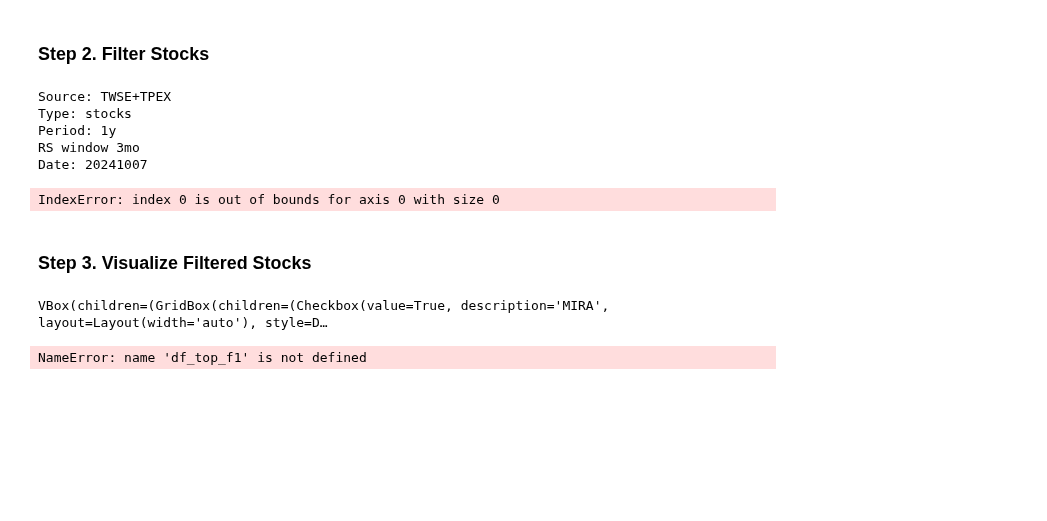
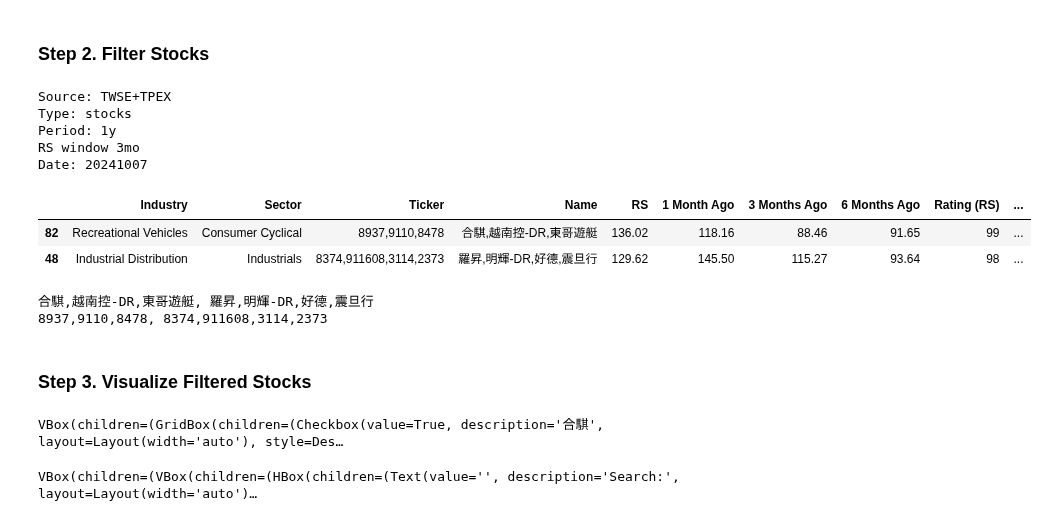
Before and after one commit to yorkjong/stock-reports, a Jupyter notebook: notebooks/ibd_reports.ipynb, the cells around one changed output. Saved outputs shown, nothing was run; the diff lists cells and outputs as text; code cells hidden in the pictures; blank space fills up the shorter version.

```diff
--- a/notebooks/ibd_reports.ipynb
+++ b/notebooks/ibd_reports.ipynb
@@ -542,9 +542,9 @@ print_column(df_top_f3, 'Name')
 print_column(df_top_f3, 'Ticker')
 # %%
 # @title Filter 4. Groupby "Industry" {"run":"auto"}
-cond0 = "(df['RS'] > 0)" # @param ["(df['RS'] > 0)"]
+cond0 = "(df['RS'] > 100)" # @param ["(df['RS'] > 100)"]
 cond1 = "& (df['Rating (RS)'] > 95)" # @param ["& (df['Rating (RS)'] > 95)", "& (df['Rating (RS)'] > 90)", "& (df['Rating (RS)'] > 85)", "& (df['Rating (RS)'] > 80)", ""]
-num_items = 1 # @param [1, 2, 3, 4, 5] {"type":"raw"}
+num_items = 2 # @param [1, 2, 3, 4, 5] {"type":"raw"}
 
 NUM_CONDS = 2
 
@@ -557,35 +557,39 @@ date = date.replace('.csv', '')
 print(f"Source: {source}\nType: {kind}\nPeriod: {period}\nRS window {rs_win}\nDate: {date}")
 
 stock_df = github.download_csv(selected_file)
 
 # Filter out rows with NaN in the 'Ticker' column
-stock_df = stock_df[stock_df['Ticker'].notna()]
+#stock_df = stock_df[stock_df['Ticker'].notna()]
 
 rs_columns = ['RS',
               '1 Month Ago', '3 Months Ago', '6 Months Ago']
 if 'Name' in stock_df.columns:
     columns = ['Sector', 'Ticker', 'Name'] + rs_columns
 else:
     columns = ['Sector', 'Ticker'] + rs_columns
 df = groupby_industry(stock_df, columns, key='RS')
 
 df = df.sort_values(by='RS', ascending=False)
 df = append_ratings(df, rs_columns)
 
 cond = eval('+'.join([f"cond{i}" for i in range(NUM_CONDS)]))
 df = df[eval(cond)]
 df_top_f4 = df.head(num_items)
 display(df_top_f4)
 
 print_column(df_top_f4, 'Name')
 print_column(df_top_f4, 'Ticker')
 # %% [output]
 Source: TWSE+TPEX
 Type: stocks
 Period: 1y
 RS window 3mo
 Date: 20241007
+|  | Industry | Sector | Ticker | Name | RS | 1 Month Ago | 3 Months Ago | 6 Months Ago | Rating (RS) | ... |
+| 82 | Recreational Vehicles | Consumer Cyclical | 8937,9110,8478 | 合騏,越南控-DR,東哥遊艇 | 136.02 | 118.16 | 88.46 | 91.65 | 99 | ... |
+| 48 | Industrial Distribution | Industrials | 8374,911608,3114,2373 | 羅昇,明輝-DR,好德,震旦行 | 129.62 | 145.50 | 115.27 | 93.64 | 98 | ... |
-IndexError: index 0 is out of bounds for axis 0 with size 0
+合騏,越南控-DR,東哥遊艇, 羅昇,明輝-DR,好德,震旦行
+8937,9110,8478, 8374,911608,3114,2373
 # %% [markdown]
 ### Step 3. Visualize Filtered Stocks
 # %%
@@ -602,10 +606,10 @@ MAX_STOCK_SELECTION = 10
 N_COLS = 8  # the number of columns of the grid layout for checkboxes
 
 symbols = {
-    'Filter 1. Sorting': lambda x=df_top_f1: tickers_from_df(x),
-    'Filter 2. Increasing RS': lambda x=df_top_f2: tickers_from_df(x),
-    'Filter 3. RS Breakout': lambda x=df_top_f3: tickers_from_df(x),
-    'Filter 4. Groupby Industry': lambda x=df_top_f4: tickers_from_df(x),
+    'Filter 1. Sorting': lambda: tickers_from_df(df_top_f1),
+    'Filter 2. Increasing RS': lambda: tickers_from_df(df_top_f2),
+    'Filter 3. RS Breakout': lambda: tickers_from_df(df_top_f3),
+    'Filter 4. Groupby Industry': lambda: tickers_from_df(df_top_f4),
     'Major Global Stock Indices': major_indices,
     'Sector Indices': sector_indices,
 }[source]()
@@ -689,7 +693,7 @@ btn_plot.on_click(on_plot_click)
 if backend == 'Plotly':
     enable_plotly_in_cell()
 # %% [output]
-VBox(children=(GridBox(children=(Checkbox(value=True, description='MIRA', layout=Layout(width='auto'), style=D…
+VBox(children=(GridBox(children=(Checkbox(value=True, description='合騏', layout=Layout(width='auto'), style=Des…
 # %%
 # @title Plot 2. IBD Stock Chart {"run":"auto"}
 source = "Filter 4. Groupby Industry" # @param ["Filter 1. Sorting", "Filter 2. Increasing RS","Filter 3. RS Breakout","Filter 4. Groupby Industry","Major Global Stock Indices", "U.S. Listed Stocks", "Taiwan Stocks"]
@@ -704,10 +708,10 @@ import vistock.stock_indices as si
 import vistock.tw as tw
 
 symbols = {
-    'Filter 1. Sorting': lambda x=df_top_f1: tickers_from_df(x),
-    'Filter 2. Increasing RS': lambda x=df_top_f2: tickers_from_df(x),
-    'Filter 3. RS Breakout': lambda x=df_top_f3: tickers_from_df(x),
-    'Filter 4. Groupby Industry': lambda x=df_top_f4: tickers_from_df(x),
+    'Filter 1. Sorting': lambda: tickers_from_df(df_top_f1),
+    'Filter 2. Increasing RS': lambda: tickers_from_df(df_top_f2),
+    'Filter 3. RS Breakout': lambda: tickers_from_df(df_top_f3),
+    'Filter 4. Groupby Industry': lambda: tickers_from_df(df_top_f4),
     'Major Global Stock Indices': major_indices,
     'U.S. Listed Stocks': ft.partial(si.get_tickers, 'USLS'),
     'Taiwan Stocks': ft.partial(si.get_tickers, 'TWSE+TPEX+ESB'),
@@ -847,4 +851,4 @@ btn_clear_all.on_click(on_clear_all_click)
 if backend == 'Plotly':
     enable_plotly_in_cell()
 # %% [output]
-NameError: name 'df_top_f1' is not defined
+VBox(children=(VBox(children=(HBox(children=(Text(value='', description='Search:', layout=Layout(width='auto')…
```
Also changed, not shown: parts of 4 cells of this notebook.
